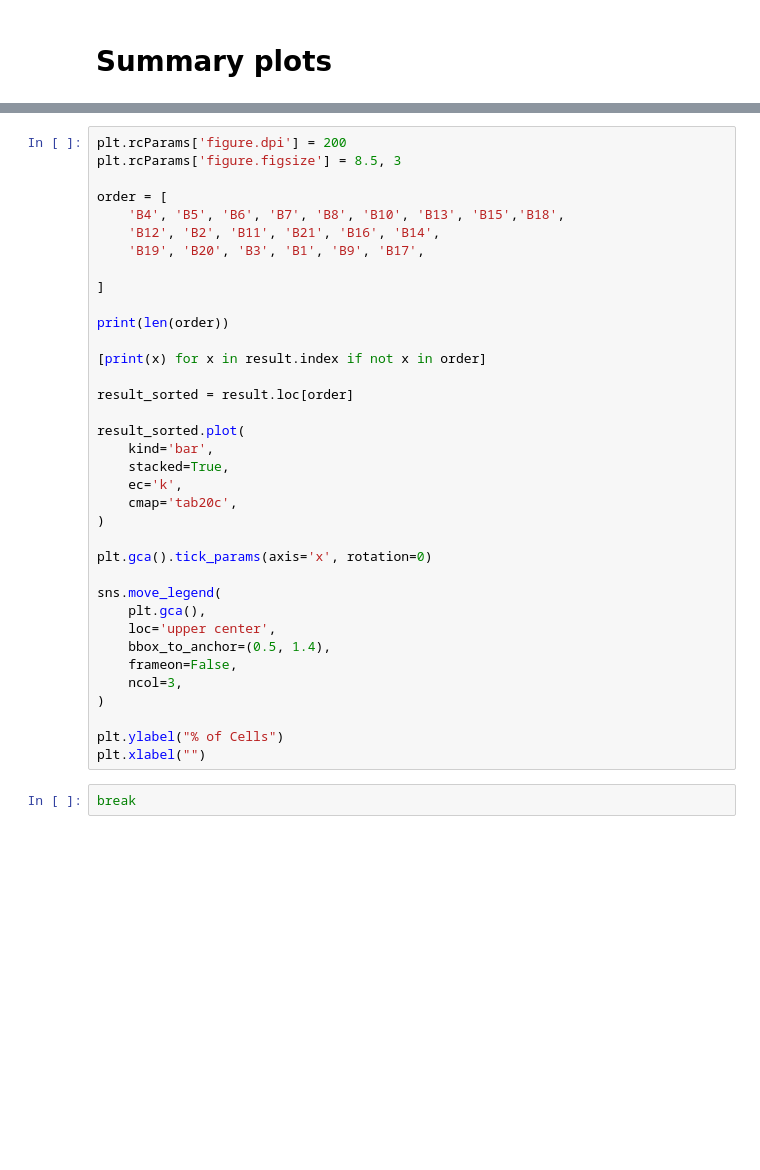
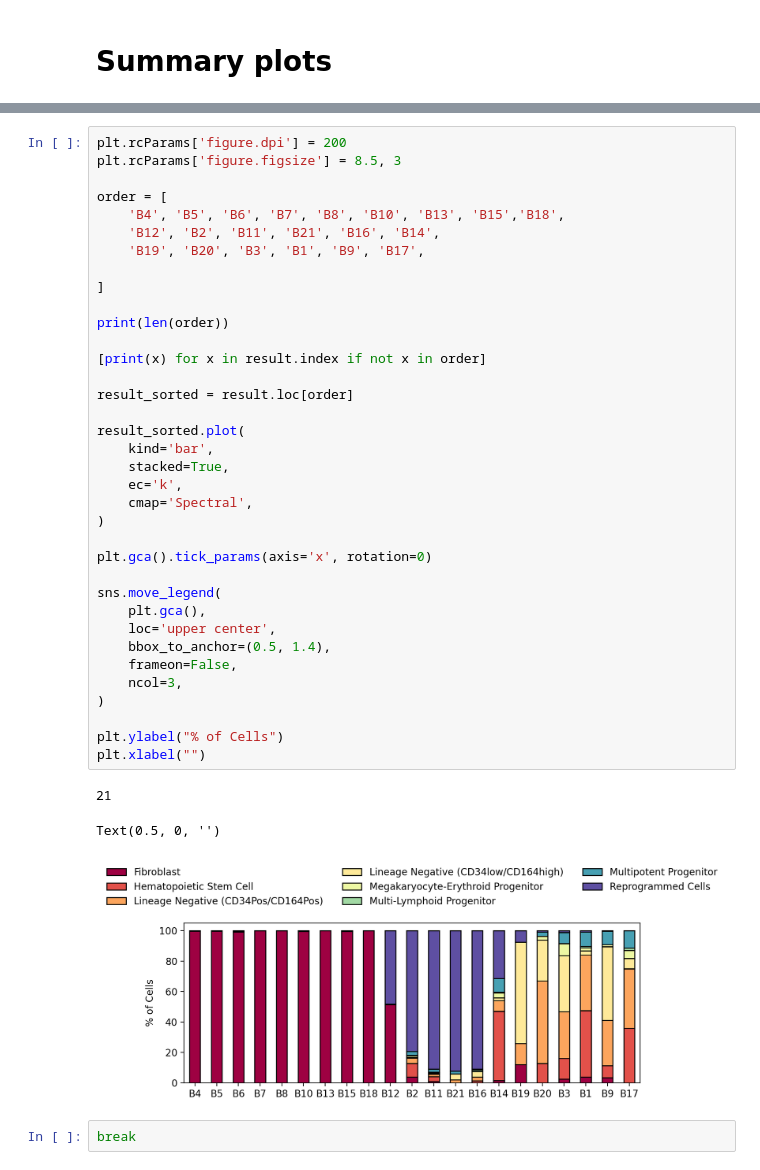
Before and after one commit to CooperStansbury/ONT-single-cell, a Jupyter notebook: notebooks/FIGURE_3_UMAP_plotting.ipynb, the cells around one changed output, grey strips where cells are left out. Cells and saved outputs as stored; diff of their text form; blank space fills up the shorter version.

```diff
--- a/notebooks/FIGURE_3_UMAP_plotting.ipynb
+++ b/notebooks/FIGURE_3_UMAP_plotting.ipynb
@@ -338,34 +328,38 @@ order = [
     'B4', 'B5', 'B6', 'B7', 'B8', 'B10', 'B13', 'B15','B18',
     'B12', 'B2', 'B11', 'B21', 'B16', 'B14',
     'B19', 'B20', 'B3', 'B1', 'B9', 'B17',
 
 ]
 
 print(len(order))
 
 [print(x) for x in result.index if not x in order]
 
 result_sorted = result.loc[order]
 
 result_sorted.plot(
     kind='bar',
     stacked=True,
     ec='k',
-    cmap='tab20c',
+    cmap='Spectral',
 )
 
 plt.gca().tick_params(axis='x', rotation=0)
 
 sns.move_legend(
     plt.gca(),
     loc='upper center',
     bbox_to_anchor=(0.5, 1.4),
     frameon=False,
     ncol=3,
 )
 
 plt.ylabel("% of Cells")
 plt.xlabel("")
+# %% [output]
+21
+Text(0.5, 0, '')
+[figure, added]
 # %%
 break
 # %% [markdown]
```
Also changed, not shown: parts of 4 cells of this notebook, 7 other files.
